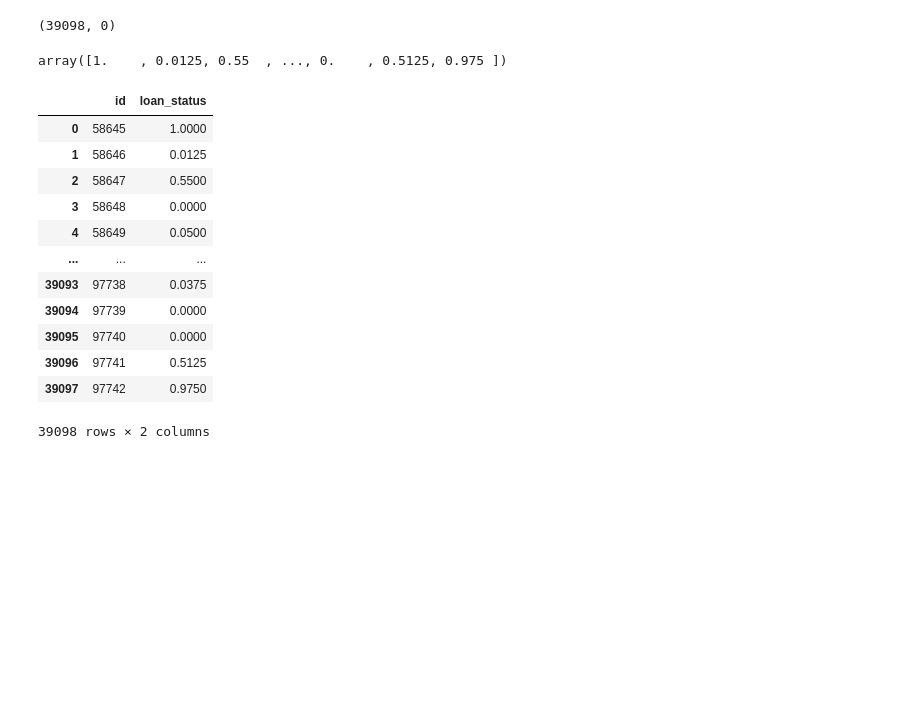
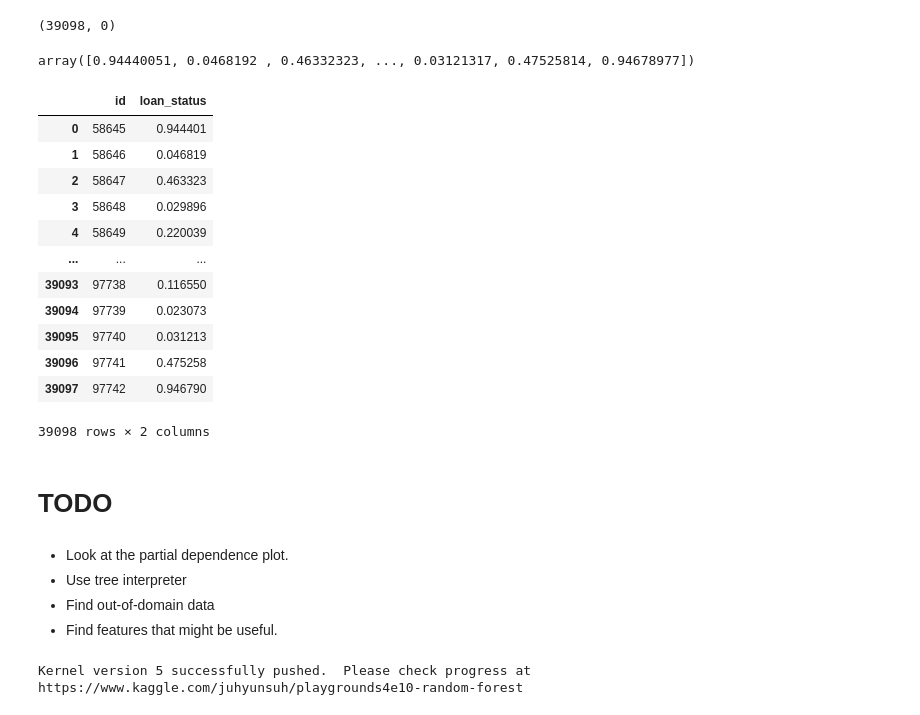
Before and after one commit to galopyz/goldfish, a Jupyter notebook: kaggle/playgroundS4E10/playgrounds4e10-random-forest.ipynb, the cells around one changed output. Cells and saved outputs as stored; diff of their text form; code cells hidden in the pictures; blank space fills up the shorter version.

Commit message:
Add random forest

```diff
--- a/kaggle/playgroundS4E10/playgrounds4e10-random-forest.ipynb
+++ b/kaggle/playgroundS4E10/playgrounds4e10-random-forest.ipynb
@@ -394,0 +468,3 @@ roc_auc_score(valid_y, np.stack([t.predict(valid_xs) for t in m.estimators_]).me
+# %%
+xs_imp = xs[to_keep]
+valid_xs_imp = valid_xs[to_keep]
@@ -395,3 +550,5 @@ roc_auc_score(valid_y, np.stack([t.predict(valid_xs) for t in m.estimators_]).me
+# %%
+m = rf(xs_imp, y, n_estimators=60, min_samples_leaf=30)
 # %%
 to2 = TabularPandas(test, procs, cat_cols, cont_cols)
 len(to2.train),len(to2.valid)
@@ -399,30 +556,46 @@ len(to2.train),len(to2.valid)
 (39098, 0)
 # %%
 test_xs = to2.train.xs
+test_xs_imp = test_xs[to_keep]
-# %%
-preds = np.stack([t.predict(test_xs) for t in m.estimators_]).mean(0)
-preds
-# %% [output]
-array([1.    , 0.0125, 0.55  , ..., 0.    , 0.5125, 0.975 ])
+# %%
+test_preds = m.predict(test_xs_imp)
+test_preds
+# %% [output]
+array([0.94440051, 0.0468192 , 0.46332323, ..., 0.03121317, 0.47525814, 0.94678977])
 # %%
 ## create submission
-test = pd.read_csv("test.csv", low_memory=False)
-submission = test[['id']].copy()
-submission['loan_status'] = np.stack([t.predict(test_xs) for t in m.estimators_]).mean(0)
+ss = pd.read_csv(path/"sample_submission.csv", low_memory=False)
+submission = ss[['id']].copy()
+submission['loan_status'] = test_preds
 
 submission.to_csv('submission.csv', index=False)
 submission
 # %% [output]
 |  | id | loan_status |
-| 0 | 58645 | 1.0000 |
-| 1 | 58646 | 0.0125 |
-| 2 | 58647 | 0.5500 |
-| 3 | 58648 | 0.0000 |
-| 4 | 58649 | 0.0500 |
+| 0 | 58645 | 0.944401 |
+| 1 | 58646 | 0.046819 |
+| 2 | 58647 | 0.463323 |
+| 3 | 58648 | 0.029896 |
+| 4 | 58649 | 0.220039 |
 | ... | ... | ... |
-| 39093 | 97738 | 0.0375 |
-| 39094 | 97739 | 0.0000 |
-| 39095 | 97740 | 0.0000 |
-| 39096 | 97741 | 0.5125 |
-| 39097 | 97742 | 0.9750 |
+| 39093 | 97738 | 0.116550 |
+| 39094 | 97739 | 0.023073 |
+| 39095 | 97740 | 0.031213 |
+| 39096 | 97741 | 0.475258 |
+| 39097 | 97742 | 0.946790 |
 39098 rows × 2 columns
+# %% [markdown]
+# TODO
+# %% [markdown]
+- Look at the partial dependence plot.
+- Use tree interpreter
+- Find out-of-domain data
+- Find features that might be useful.
+# %%
+if not iskaggle:
+    push_notebook('juhyunsuh', 'playgrounds4e10-random-forest',
+                  title='playgrounds4e10-random-forest',
+                  file='playgrounds4e10-random-forest.ipynb',
+                  competition=comp, private=False, gpu=False)
+# %% [output]
+Kernel version 5 successfully pushed.  Please check progress at https://www.kaggle.com/juhyunsuh/playgrounds4e10-random-forest
```
Also changed, not shown: parts of 68 cells of this notebook.
